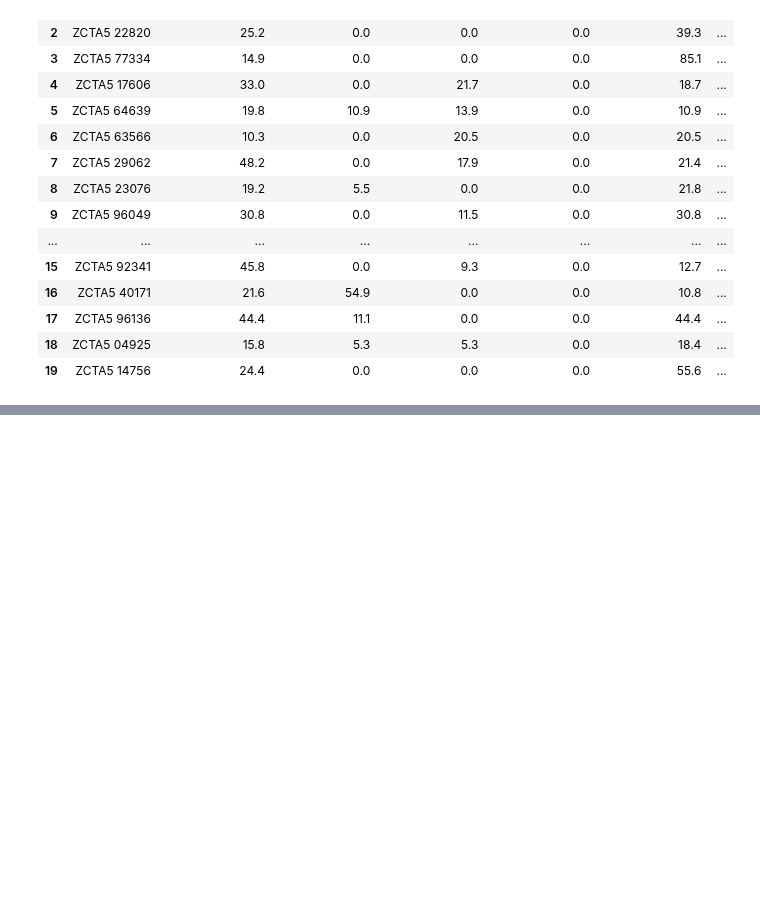
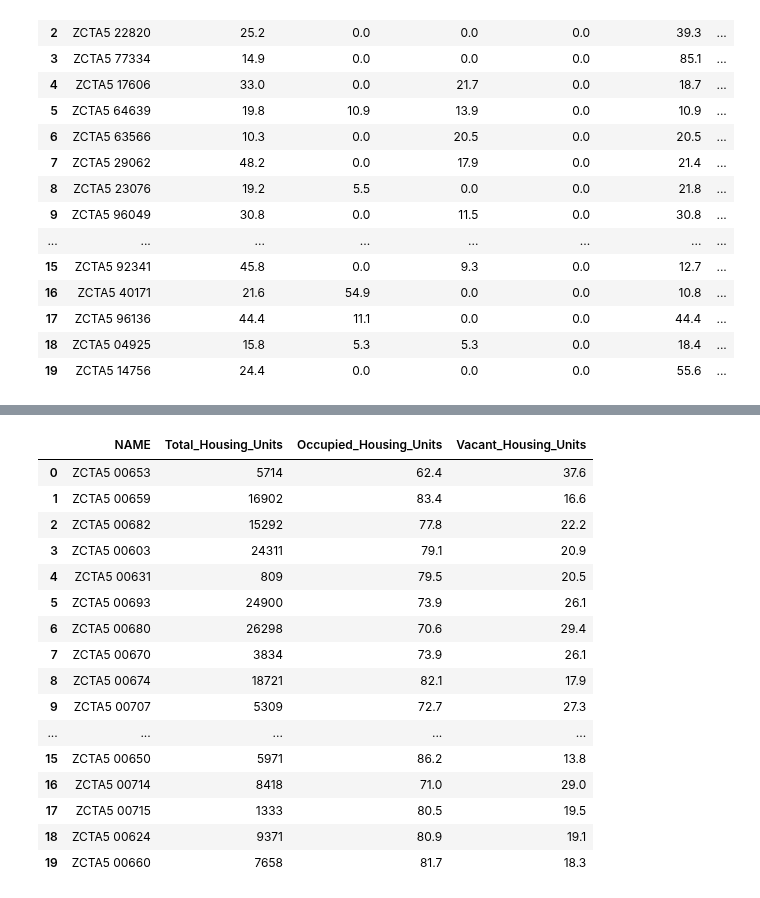
Before and after one commit to xindixu/US-demographic-analysis, a Jupyter notebook: primary-data/acs_2018_modeled.ipynb, the cells around one changed output, grey strips where cells are left out. Cells and saved outputs as stored; diff of their text form; code cells hidden in the pictures; blank space fills up the shorter version.

```diff
--- a/primary-data/acs_2018_modeled.ipynb
+++ b/primary-data/acs_2018_modeled.ipynb
@@ -447,0 +534,24 @@ KeyboardInterrupt:
+# %%
+%%bigquery
+select *
+from acs_2018_modeled.Housing_Unit_Status_Beam
+where NAME is not null
+limit 20
+# %% [output]
+|  | NAME | Total_Housing_Units | Occupied_Housing_Units | Vacant_Housing_Units |
+| 0 | ZCTA5 00653 | 5714 | 62.4 | 37.6 |
+| 1 | ZCTA5 00659 | 16902 | 83.4 | 16.6 |
+| 2 | ZCTA5 00682 | 15292 | 77.8 | 22.2 |
+| 3 | ZCTA5 00603 | 24311 | 79.1 | 20.9 |
+| 4 | ZCTA5 00631 | 809 | 79.5 | 20.5 |
+| 5 | ZCTA5 00693 | 24900 | 73.9 | 26.1 |
+| 6 | ZCTA5 00680 | 26298 | 70.6 | 29.4 |
+| 7 | ZCTA5 00670 | 3834 | 73.9 | 26.1 |
+| 8 | ZCTA5 00674 | 18721 | 82.1 | 17.9 |
+| 9 | ZCTA5 00707 | 5309 | 72.7 | 27.3 |
+| ... | ... | ... | ... | ... |
+| 15 | ZCTA5 00650 | 5971 | 86.2 | 13.8 |
+| 16 | ZCTA5 00714 | 8418 | 71.0 | 29.0 |
+| 17 | ZCTA5 00715 | 1333 | 80.5 | 19.5 |
+| 18 | ZCTA5 00624 | 9371 | 80.9 | 19.1 |
+| 19 | ZCTA5 00660 | 7658 | 81.7 | 18.3 |
```
Also changed, not shown: parts of 12 cells of this notebook.
